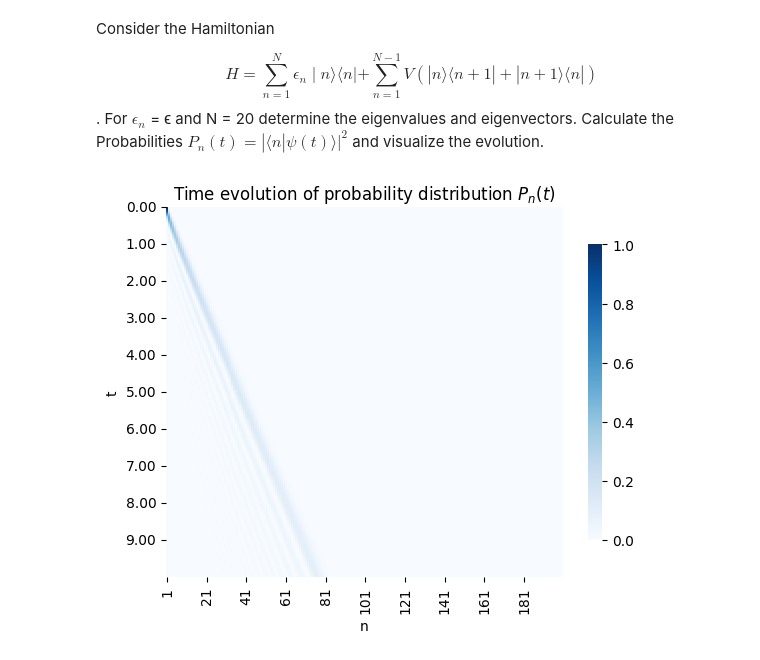
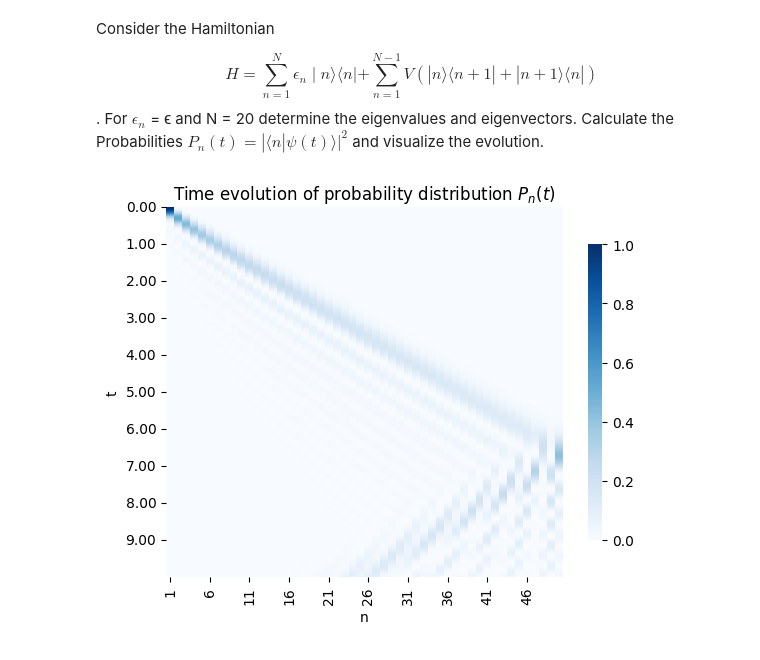
Before and after one commit to chensgit169/quantum-models, a Jupyter notebook: Notebooks/QuatAssembly_Ex1.ipynb, the cells around one changed output. Saved outputs shown, nothing was run; the diff lists cells and outputs as text; code cells hidden in the pictures.

```diff
--- a/Notebooks/QuatAssembly_Ex1.ipynb
+++ b/Notebooks/QuatAssembly_Ex1.ipynb
@@ -17,20 +17,20 @@ from hamiltonian.models.tight_binding import TightBinding
 from hamiltonian.visualization.time_evolution import draw_heatmap
 # %%
 # define model
-n = 200
+n = 50
 e = 2
 u = 4
 
 model = TightBinding(n, e, u)
 
 psi_0 = np.zeros(n)
 n_i = 0
 psi_0[n_i] = 1  # |psi_0> = |1>
 ts = np.linspace(0, 10, 5000)
 
 ps = [np.abs(model.psi_t(psi_0, t))**2 for t in ts]
 ps = np.array(ps)
 
 ax = draw_heatmap(ps, ts=ts)
 # %% [output]
-[figure, old version]
+[figure, new version]
```
